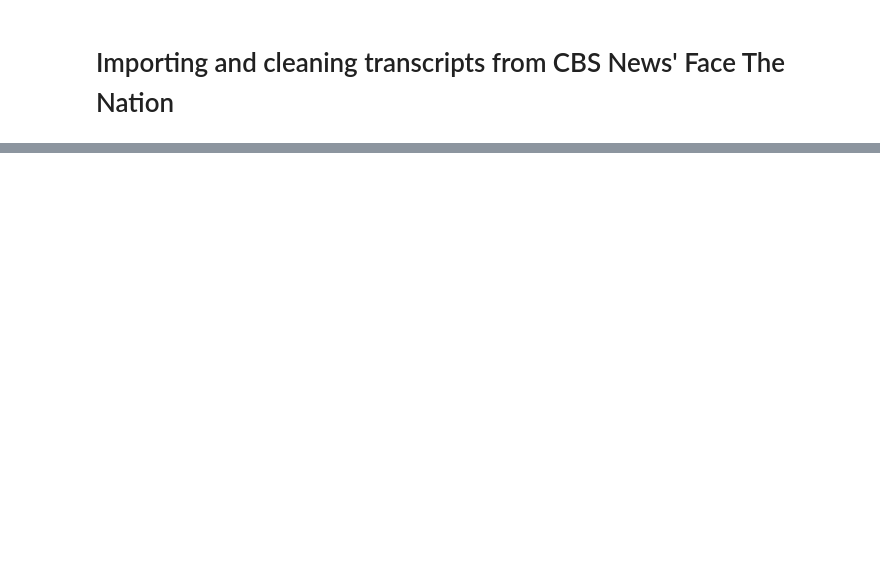
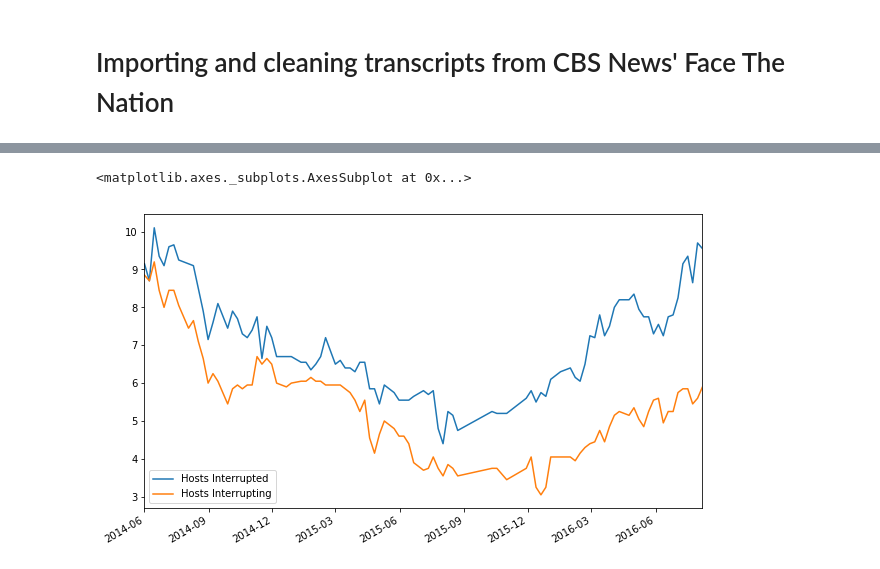
Before and after one commit to antcarro/DataIncubation, a Jupyter notebook: FTN-analysis.ipynb, the cells around one changed output, grey strips where cells are left out. Drawn from its saved outputs; the diff is of its cells as text; code cells hidden in the pictures; blank space fills up the shorter version.

```diff
--- a/FTN-analysis.ipynb
+++ b/FTN-analysis.ipynb
@@ -344,0 +195,9 @@ Here, we have to do some processing. First, we remove the metadata by
+# %%
+df.index=pd.to_datetime(df.index)
+# %%
+df=df.sort_index()
+# %%
+df[['Hosts Interrupted','Hosts Interrupting']].rolling(window=20).mean().dropna().plot()
+# %% [output]
+<matplotlib.axes._subplots.AxesSubplot at 0x...>
+[figure, added]
```
Also changed, not shown: parts of 40 cells of this notebook.
